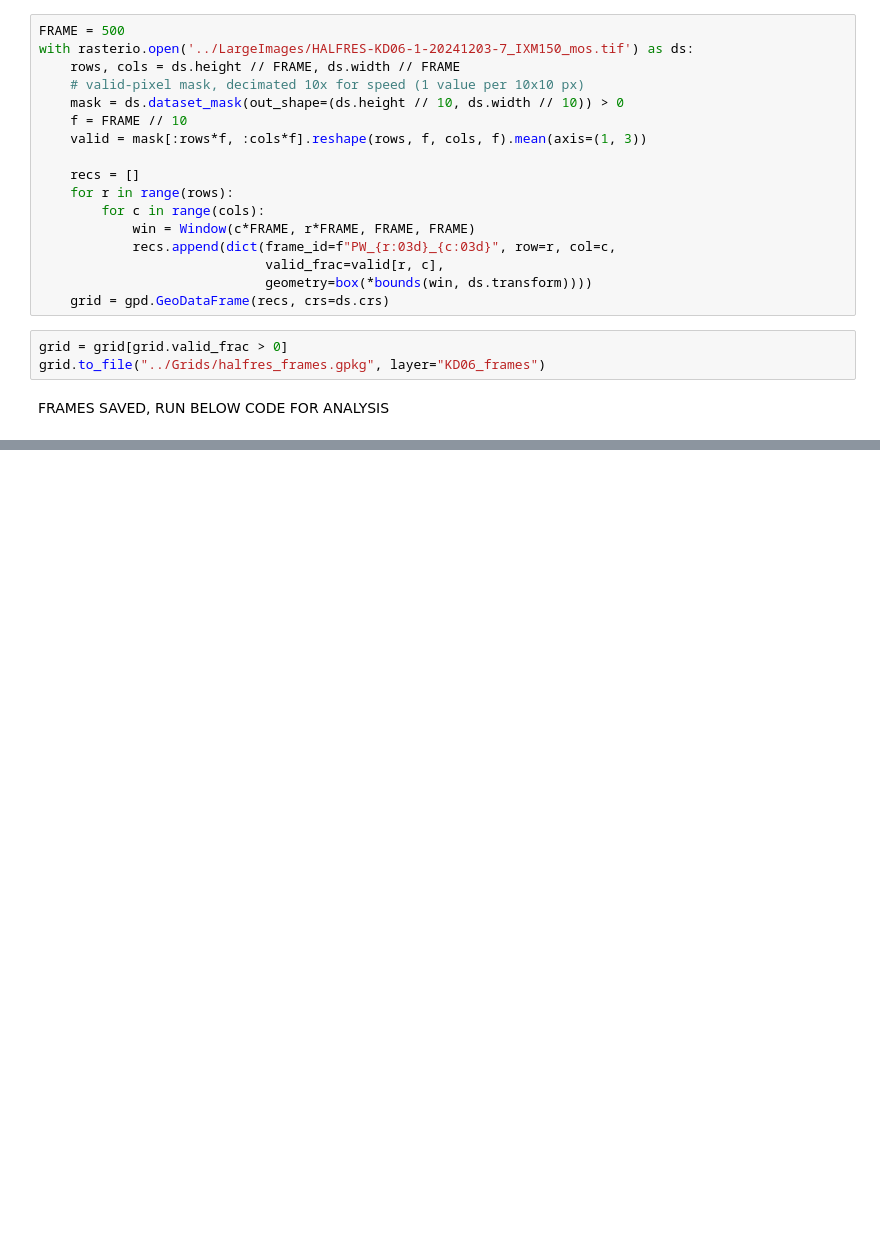
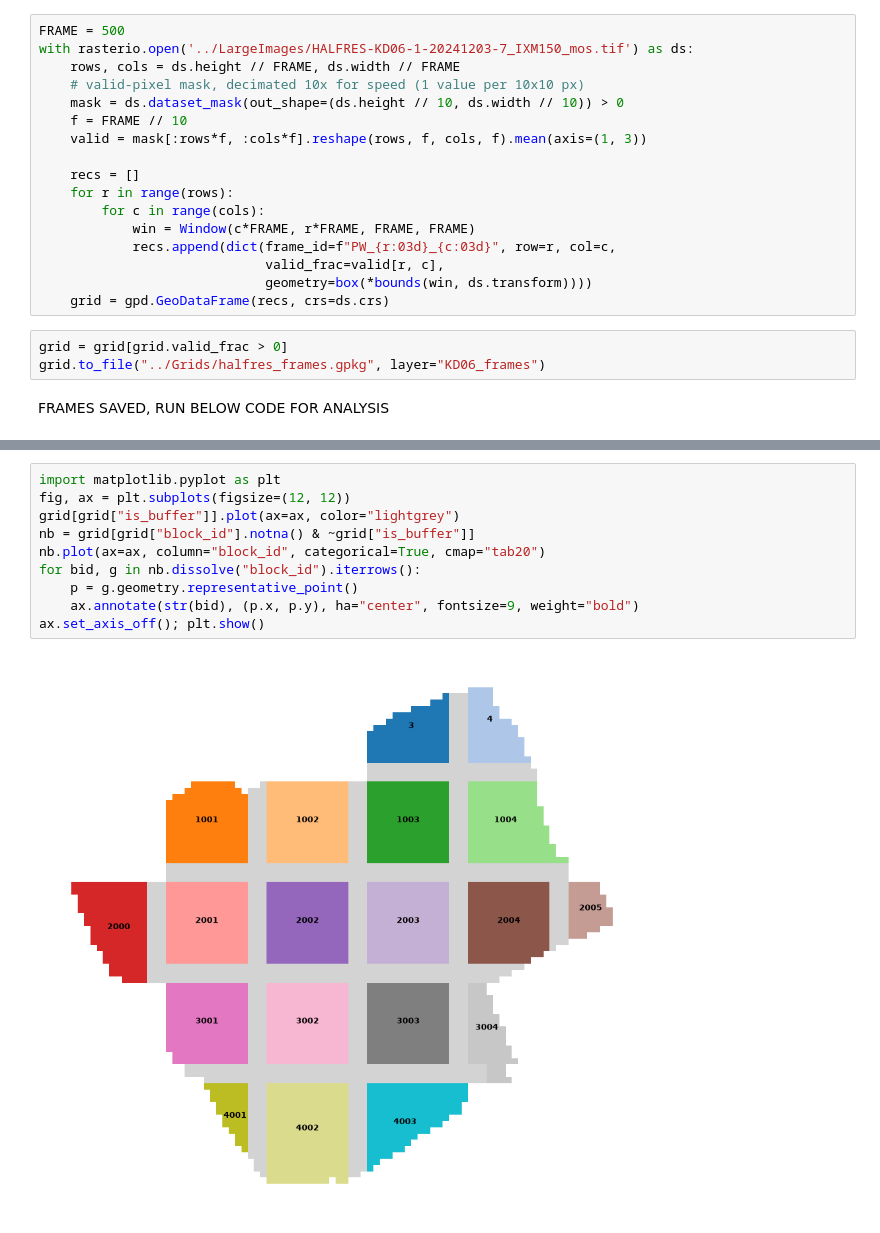
Before and after one commit to cooper-hofton/rhodai, a Jupyter notebook: autocorrelation-investigation.ipynb, the cells around one changed output, grey strips where cells are left out. Cells and saved outputs as stored; diff of their text form; blank space fills up the shorter version.

```diff
--- a/autocorrelation-investigation.ipynb
+++ b/autocorrelation-investigation.ipynb
@@ -46,0 +200,12 @@ FRAMES SAVED, RUN BELOW CODE FOR ANALYSIS
+# %%
+import matplotlib.pyplot as plt
+fig, ax = plt.subplots(figsize=(12, 12))
+grid[grid["is_buffer"]].plot(ax=ax, color="lightgrey")
+nb = grid[grid["block_id"].notna() & ~grid["is_buffer"]]
+nb.plot(ax=ax, column="block_id", categorical=True, cmap="tab20")
+for bid, g in nb.dissolve("block_id").iterrows():
+    p = g.geometry.representative_point()
+    ax.annotate(str(bid), (p.x, p.y), ha="center", fontsize=9, weight="bold")
+ax.set_axis_off(); plt.show()
+# %% [output]
+[figure, added]
```
Also changed, not shown: parts of 8 cells of this notebook.
